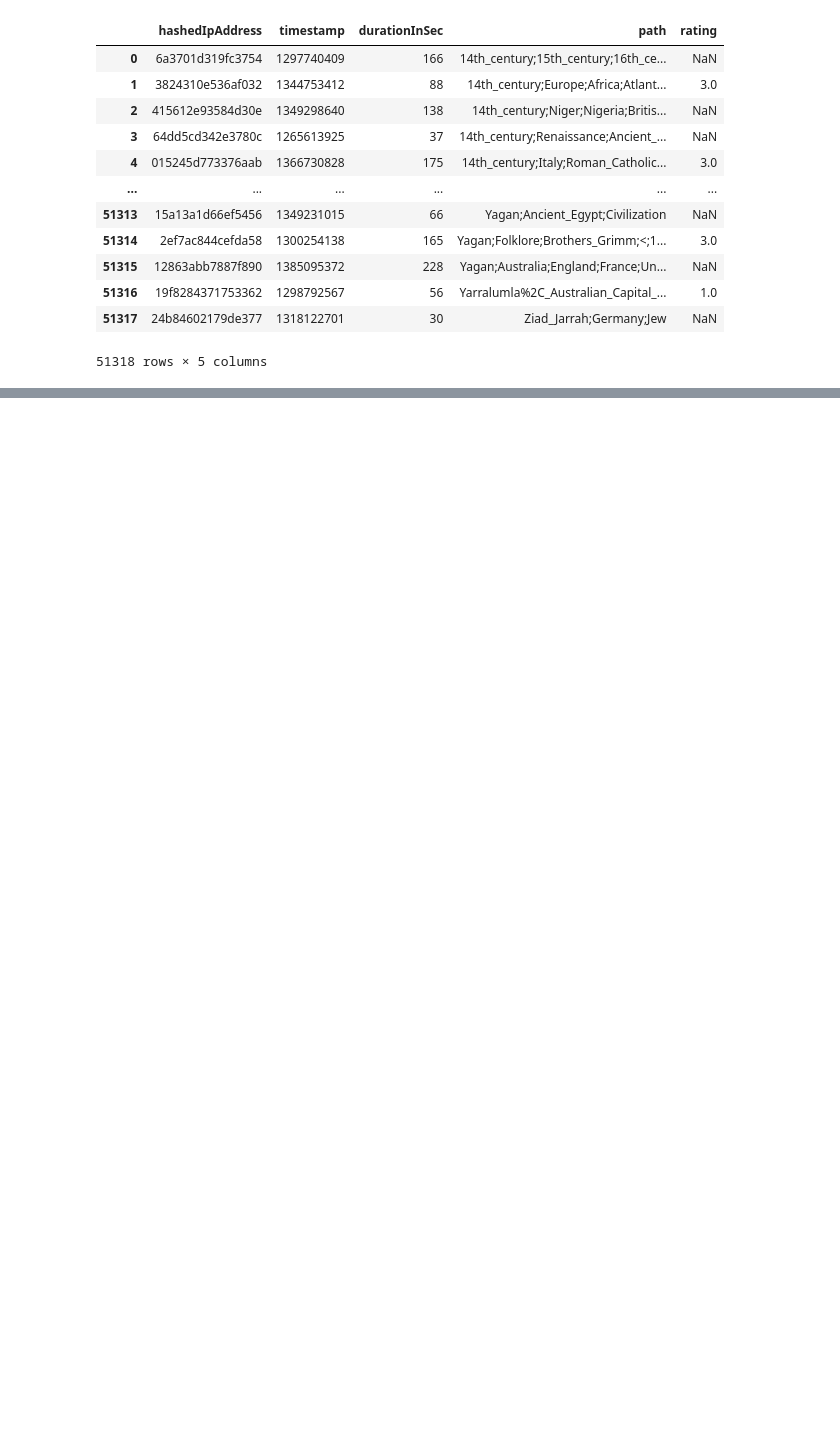
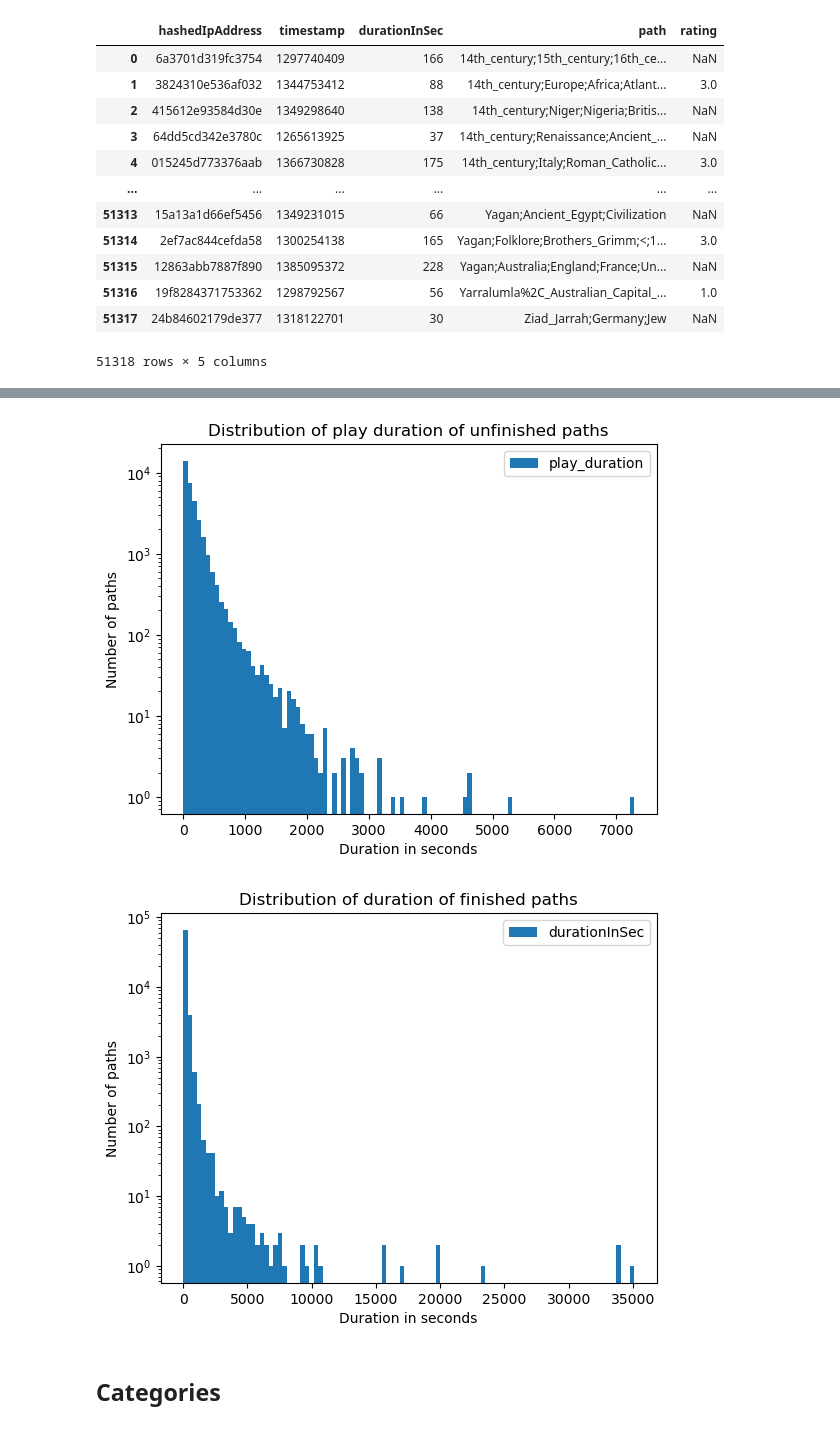
Before and after one commit to epfl-ada/ada-2024-project-tadaa, a Jupyter notebook: data_exploration.ipynb, the cells around one changed output, grey strips where cells are left out. Drawn from its saved outputs; the diff is of its cells as text; code cells hidden in the pictures; blank space fills up the shorter version.

```diff
--- a/data_exploration.ipynb
+++ b/data_exploration.ipynb
@@ -97,5 +171,5 @@ finished_paths
 # %%
-unfinished_paths = pd.read_csv("../wikispeedia_paths-and-graph/wikispeedia_paths-and-graph/paths_unfinished.tsv", sep='\t', header=None)
+unfinished_paths = pd.read_csv("wikispeedia_paths-and-graph/paths_unfinished.tsv", sep='\t', header=None)
 
 """
 # Unsuccessful (i.e., unfinished) Wikispeedia paths.
@@ -120,13 +208,32 @@ unfinished_paths
 # %%
-unfinished_paths["nb_steps"] = unfinished_paths["path"].apply(lambda x: len(x.split(";")) + 1)
+# Transform timestamp to datetime
+unfinished_paths['timestamp'] =  unfinished_paths["timestamp"].apply(lambda x: pd.to_datetime(x, unit='s'))
+
+# Split the path into a list
+unfinished_paths["path"] = unfinished_paths["path"].apply(lambda x: x.split(";"))
+
+# Count the number of clicks in each path (including back clicks)
+unfinished_paths["nb_clicks"] = unfinished_paths["path"].apply(lambda x: len(x) - 1) # -1 because we don't count the source article
+
+# Count the number of back clicks in each path
+unfinished_paths["nb_back_clicks"] = unfinished_paths["path"].apply(lambda x: x.count("<"))
+
+# Count the path length (excluding back clicks)
+unfinished_paths["path_length"] = unfinished_paths["nb_clicks"] - unfinished_paths["nb_back_clicks"]
+
+# Create a column containing the play duration
 unfinished_paths["play_duration"] = unfinished_paths["durationInSec"]
-#remove 1800 seconds from the play duration if the type is timeout
-unfinished_paths.loc[unfinished_paths["type"] == "timeout", "play_duration"].apply(lambda x: max(x - 1800, 0))
-unfinished_paths["path"] = unfinished_paths["path"].apply(lambda x: x.split(";"))
-import matplotlib.pyplot as plt
-unfinished_paths.plot.hist(y="play_duration", bins=100, title="Distribution of play duration of unfinised paths", xlabel="Duration in seconds", ylabel="Number of paths", log=True)
-plt.show()
-finished_paths.plot.hist(y="durationInSec", bins=100, title="Distribution of duration of finised paths", xlabel="Duration in seconds", ylabel="Number of paths", log=True)
+
+# Remove 1800 seconds from the play duration if the type is timeout and assign the result to the play duration
+unfinished_paths.loc[unfinished_paths["type"] == "timeout", "play_duration"] = unfinished_paths.loc[unfinished_paths["type"] == "timeout", "play_duration"].apply(lambda x: max(x - 1800, 0)) # ensures that the play duration is not negative
 # %%
-unfinished_paths
+unfinished_paths.plot.hist(y="play_duration", bins=100, title="Distribution of play duration of unfinished paths", xlabel="Duration in seconds", ylabel="Number of paths", log=True)
+plt.show()
+finished_paths.plot.hist(y="durationInSec", bins=100, title="Distribution of duration of finished paths", xlabel="Duration in seconds", ylabel="Number of paths", log=True)
+plt.show()
+# %% [output]
+[figure, added]
+[figure, added]
+# %% [markdown]
+## Categories
 # %%
```
Also changed, not shown: parts of 21 cells of this notebook, 1 other file.
